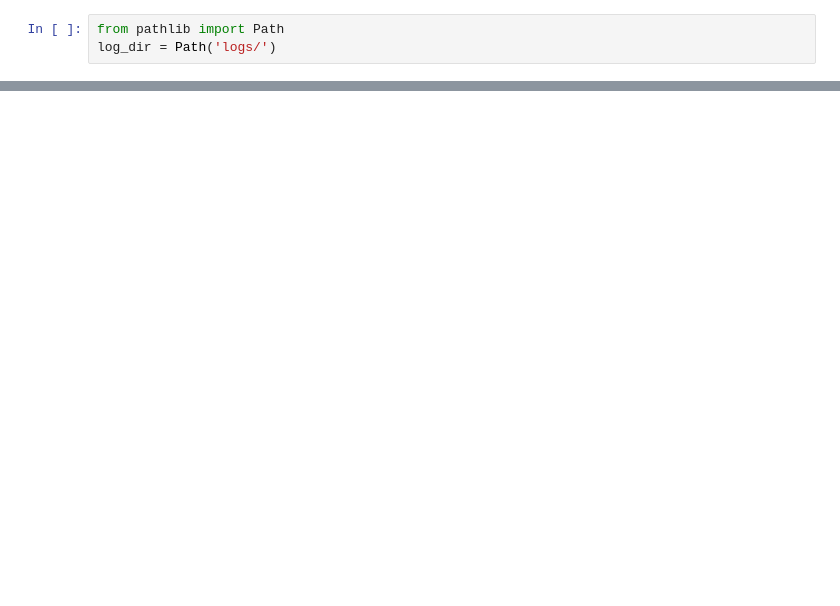
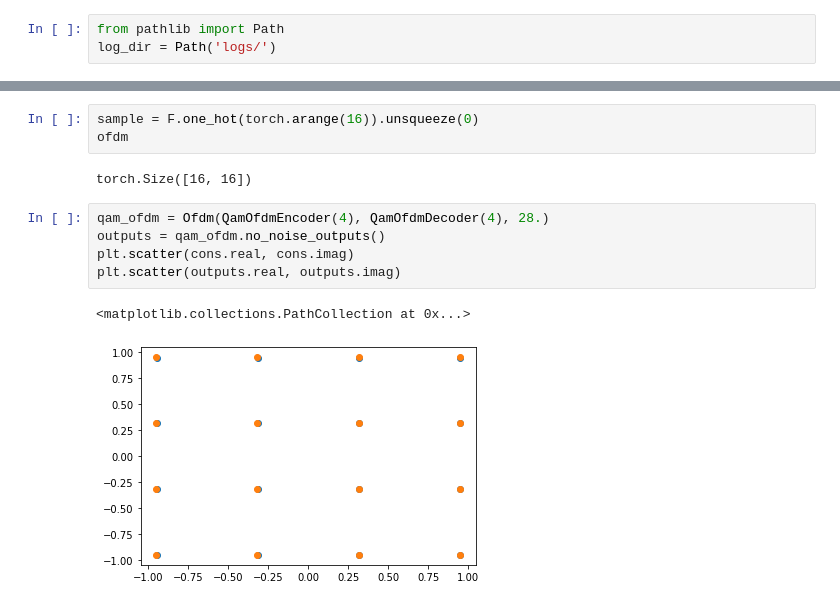
Before and after one commit to DmitryBelikov/ml-modulation, a Jupyter notebook: notebooks/OFDM.ipynb, the cells around one changed output, grey strips where cells are left out. Saved outputs shown, nothing was run; the diff lists cells and outputs as text; blank space fills up the shorter version.

```diff
--- a/notebooks/OFDM.ipynb
+++ b/notebooks/OFDM.ipynb
@@ -40,0 +348,13 @@ class Ofdm(pl.LightningModule):
+# %%
+sample = F.one_hot(torch.arange(16)).unsqueeze(0)
+ofdm
+# %% [output]
+torch.Size([16, 16])
+# %%
+qam_ofdm = Ofdm(QamOfdmEncoder(4), QamOfdmDecoder(4), 28.)
+outputs = qam_ofdm.no_noise_outputs()
+plt.scatter(cons.real, cons.imag)
+plt.scatter(outputs.real, outputs.imag)
+# %% [output]
+<matplotlib.collections.PathCollection at 0x...>
+[figure, added]
```
Also changed, not shown: parts of 30 cells of this notebook, 16 other files.
